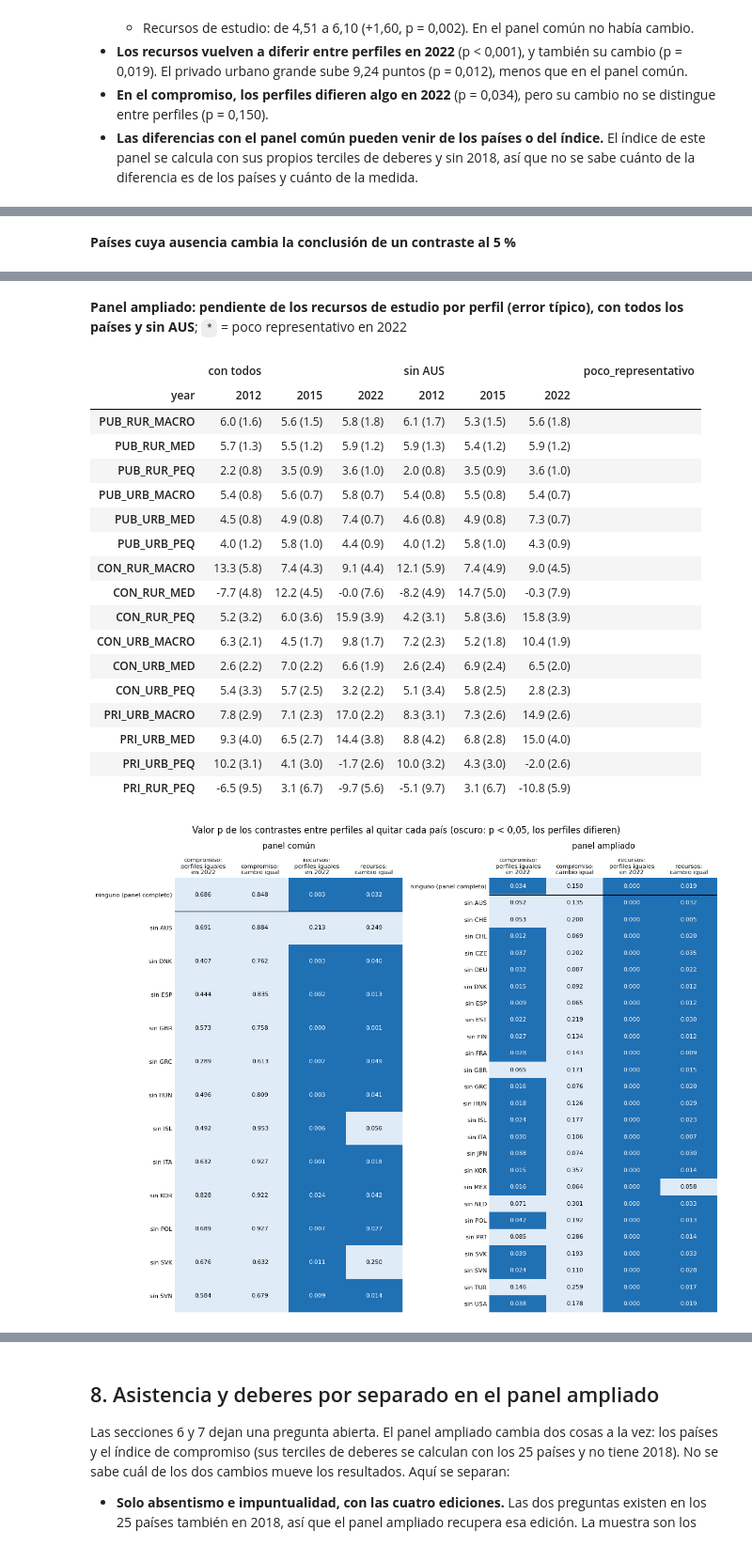
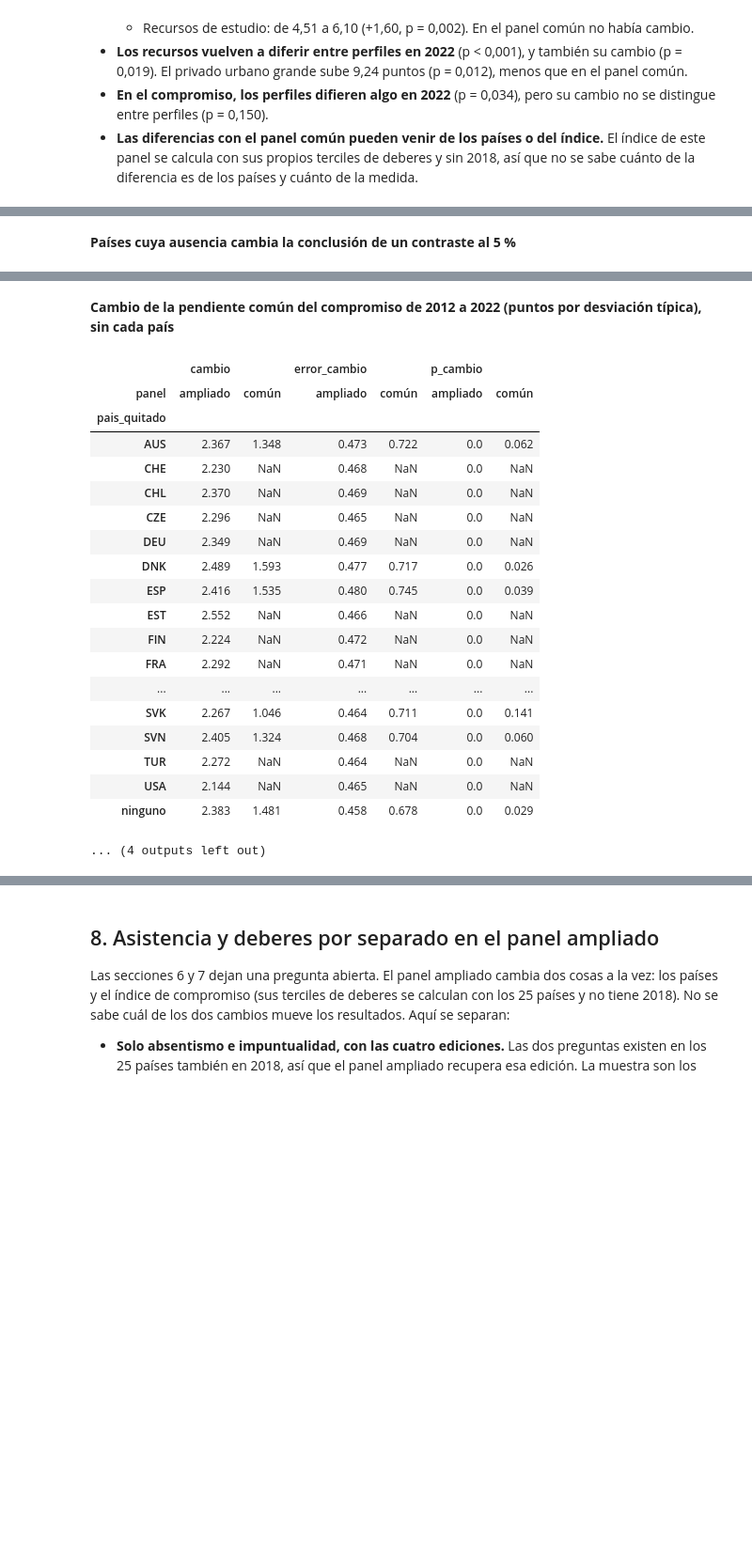
Before and after one commit to musero55/tfm_agente_pisa, a Jupyter notebook: notebooks/fase_3_modelado/03_robustez_regresion.ipynb, the cells around one changed output, grey strips where cells are left out. Shown at 94% size. Saved outputs shown, nothing was run; the diff lists cells and outputs as text; code cells hidden in the pictures; blank space fills up the shorter version.

```diff
--- a/notebooks/fase_3_modelado/03_robustez_regresion.ipynb
+++ b/notebooks/fase_3_modelado/03_robustez_regresion.ipynb
@@ -572,6 +574,17 @@ cambian = pd.DataFrame(filas)
 display(Markdown('**Países cuya ausencia cambia la conclusión de un contraste al 5 %**'))
 display(cambian.round(3) if len(cambian) else 'ninguno')
 
+# Cambio de la pendiente común del compromiso de 2012 a 2022, con todos los países y sin cada uno
+cambio_compromiso = pd.concat([referencias, sin_pais])
+cambio_compromiso = cambio_compromiso[cambio_compromiso['variable'] == 'Indice_Compromiso_Competencia'].set_index(['panel', 'pais_quitado'])[['cambio', 'error_cambio', 'p_cambio']]
+display(Markdown(f'**Cambio de la pendiente común del compromiso de {INICIO} a {FINAL} (puntos por desviación típica), sin cada país**'))
+display(cambio_compromiso.unstack('panel').round(3))
+for panel in paneles:
+    de_panel = cambio_compromiso.loc[panel].drop('ninguno')
+    print(f'Panel {panel}: cambio entre {de_panel["cambio"].min():.2f} y {de_panel["cambio"].max():.2f}, '
+          f'error típico entre {de_panel["error_cambio"].min():.2f} y {de_panel["error_cambio"].max():.2f}, '
+          f'p entre {de_panel["p_cambio"].min():.3f} y {de_panel["p_cambio"].max():.3f}; sin qué país p > 0,05:', sorted(de_panel.index[de_panel['p_cambio'] > 0.05]))
+
 # Qué perfiles hacen distintas las pendientes de los recursos en 2022 en el panel ampliado, con y sin Australia
 terminos = sorted(termino for termino in perfil_ampliado.index.get_level_values('termino').unique() if termino.startswith('recursos_estudio:'))
 pendientes_ampliado = pd.concat({'con todos': con_error_perfil(perfil_ampliado, terminos), 'sin AUS': con_error_perfil(perfil_sin_pais[('ampliado', 'AUS')], terminos)}, axis=1)
@@ -647,53 +660,54 @@ Perfiles-edición con más de la mitad de sus centros en un país: 1 de 48
 | panel | pais_quitado |  |  |  |  |
 | ampliado | AUS | 0.052 | 0.000 | 0.135 | 0.032 |
 |  | CHE | 0.053 | 0.000 | 0.200 | 0.005 |
 |  | CHL | 0.012 | 0.000 | 0.069 | 0.020 |
 |  | CZE | 0.037 | 0.000 | 0.202 | 0.035 |
 |  | DEU | 0.032 | 0.000 | 0.087 | 0.022 |
 |  | DNK | 0.015 | 0.000 | 0.092 | 0.012 |
 |  | ESP | 0.009 | 0.000 | 0.065 | 0.012 |
 |  | EST | 0.022 | 0.000 | 0.219 | 0.030 |
 |  | FIN | 0.027 | 0.000 | 0.134 | 0.012 |
 |  | FRA | 0.028 | 0.000 | 0.143 | 0.009 |
 | ... | ... | ... | ... | ... | ... |
 |  | KOR | 0.828 | 0.024 | 0.922 | 0.042 |
 |  | POL | 0.689 | 0.007 | 0.927 | 0.027 |
 |  | SVK | 0.676 | 0.011 | 0.632 | 0.250 |
 |  | SVN | 0.584 | 0.009 | 0.679 | 0.014 |
 |  | ninguno | 0.686 | 0.003 | 0.848 | 0.032 |
 **Países cuya ausencia cambia la conclusión de un contraste al 5 %**
 |  | panel | pais_quitado | variable | contraste | p_con_todos | p_sin_el_pais |
 | 0 | común | AUS | recursos de estudio | perfiles iguales en 2022 | 0.003 | 0.213 |
 | 1 | común | AUS | recursos de estudio | cambio igual | 0.032 | 0.249 |
 | 2 | común | ISL | recursos de estudio | cambio igual | 0.032 | 0.056 |
 | 3 | común | SVK | recursos de estudio | cambio igual | 0.032 | 0.250 |
 | 4 | ampliado | AUS | compromiso | perfiles iguales en 2022 | 0.034 | 0.052 |
 | 5 | ampliado | CHE | compromiso | perfiles iguales en 2022 | 0.034 | 0.053 |
 | 6 | ampliado | GBR | compromiso | perfiles iguales en 2022 | 0.034 | 0.065 |
 | 7 | ampliado | NLD | compromiso | perfiles iguales en 2022 | 0.034 | 0.071 |
 | 8 | ampliado | PRT | compromiso | perfiles iguales en 2022 | 0.034 | 0.085 |
 | 9 | ampliado | TUR | compromiso | perfiles iguales en 2022 | 0.034 | 0.146 |
 | 10 | ampliado | MEX | recursos de estudio | cambio igual | 0.019 | 0.058 |
-**Panel ampliado: pendiente de los recursos de estudio por perfil (error típico), con todos los países y sin AUS**; `*` = poco representativo en 2022
+**Cambio de la pendiente común del compromiso de 2012 a 2022 (puntos por desviación típica), sin cada país**
-|  | con todos |  |  | sin AUS |  |  | poco_representativo |
-| year | 2012 | 2015 | 2022 | 2012 | 2015 | 2022 |  |
-| PUB_RUR_MACRO | 6.0 (1.6) | 5.6 (1.5) | 5.8 (1.8) | 6.1 (1.7) | 5.3 (1.5) | 5.6 (1.8) |  |
-| PUB_RUR_MED | 5.7 (1.3) | 5.5 (1.2) | 5.9 (1.2) | 5.9 (1.3) | 5.4 (1.2) | 5.9 (1.2) |  |
-| PUB_RUR_PEQ | 2.2 (0.8) | 3.5 (0.9) | 3.6 (1.0) | 2.0 (0.8) | 3.5 (0.9) | 3.6 (1.0) |  |
-| PUB_URB_MACRO | 5.4 (0.8) | 5.6 (0.7) | 5.8 (0.7) | 5.4 (0.8) | 5.5 (0.8) | 5.4 (0.7) |  |
-| PUB_URB_MED | 4.5 (0.8) | 4.9 (0.8) | 7.4 (0.7) | 4.6 (0.8) | 4.9 (0.8) | 7.3 (0.7) |  |
-| PUB_URB_PEQ | 4.0 (1.2) | 5.8 (1.0) | 4.4 (0.9) | 4.0 (1.2) | 5.8 (1.0) | 4.3 (0.9) |  |
-| CON_RUR_MACRO | 13.3 (5.8) | 7.4 (4.3) | 9.1 (4.4) | 12.1 (5.9) | 7.4 (4.9) | 9.0 (4.5) |  |
-| CON_RUR_MED | -7.7 (4.8) | 12.2 (4.5) | -0.0 (7.6) | -8.2 (4.9) | 14.7 (5.0) | -0.3 (7.9) |  |
-| CON_RUR_PEQ | 5.2 (3.2) | 6.0 (3.6) | 15.9 (3.9) | 4.2 (3.1) | 5.8 (3.6) | 15.8 (3.9) |  |
-| CON_URB_MACRO | 6.3 (2.1) | 4.5 (1.7) | 9.8 (1.7) | 7.2 (2.3) | 5.2 (1.8) | 10.4 (1.9) |  |
-| CON_URB_MED | 2.6 (2.2) | 7.0 (2.2) | 6.6 (1.9) | 2.6 (2.4) | 6.9 (2.4) | 6.5 (2.0) |  |
-| CON_URB_PEQ | 5.4 (3.3) | 5.7 (2.5) | 3.2 (2.2) | 5.1 (3.4) | 5.8 (2.5) | 2.8 (2.3) |  |
-| PRI_URB_MACRO | 7.8 (2.9) | 7.1 (2.3) | 17.0 (2.2) | 8.3 (3.1) | 7.3 (2.6) | 14.9 (2.6) |  |
-| PRI_URB_MED | 9.3 (4.0) | 6.5 (2.7) | 14.4 (3.8) | 8.8 (4.2) | 6.8 (2.8) | 15.0 (4.0) |  |
-| PRI_URB_PEQ | 10.2 (3.1) | 4.1 (3.0) | -1.7 (2.6) | 10.0 (3.2) | 4.3 (3.0) | -2.0 (2.6) |  |
-| PRI_RUR_PEQ | -6.5 (9.5) | 3.1 (6.7) | -9.7 (5.6) | -5.1 (9.7) | 3.1 (6.7) | -10.8 (5.9) |  |
+|  | cambio |  | error_cambio |  | p_cambio |  |
+| panel | ampliado | común | ampliado | común | ampliado | común |
+| pais_quitado |  |  |  |  |  |  |
+| AUS | 2.367 | 1.348 | 0.473 | 0.722 | 0.0 | 0.062 |
+| CHE | 2.230 | NaN | 0.468 | NaN | 0.0 | NaN |
+| CHL | 2.370 | NaN | 0.469 | NaN | 0.0 | NaN |
+| CZE | 2.296 | NaN | 0.465 | NaN | 0.0 | NaN |
+| DEU | 2.349 | NaN | 0.469 | NaN | 0.0 | NaN |
+| DNK | 2.489 | 1.593 | 0.477 | 0.717 | 0.0 | 0.026 |
+| ESP | 2.416 | 1.535 | 0.480 | 0.745 | 0.0 | 0.039 |
+| EST | 2.552 | NaN | 0.466 | NaN | 0.0 | NaN |
+| FIN | 2.224 | NaN | 0.472 | NaN | 0.0 | NaN |
+| FRA | 2.292 | NaN | 0.471 | NaN | 0.0 | NaN |
+| ... | ... | ... | ... | ... | ... | ... |
+| SVK | 2.267 | 1.046 | 0.464 | 0.711 | 0.0 | 0.141 |
+| SVN | 2.405 | 1.324 | 0.468 | 0.704 | 0.0 | 0.060 |
+| TUR | 2.272 | NaN | 0.464 | NaN | 0.0 | NaN |
+| USA | 2.144 | NaN | 0.465 | NaN | 0.0 | NaN |
+| ninguno | 2.383 | 1.481 | 0.458 | 0.678 | 0.0 | 0.029 |
-[figure, removed]
+... (4 outputs left out)
 # %% [markdown]
 **Qué se ve.**
 
```
Also changed, not shown: parts of 10 cells of this notebook, 32 other files.
